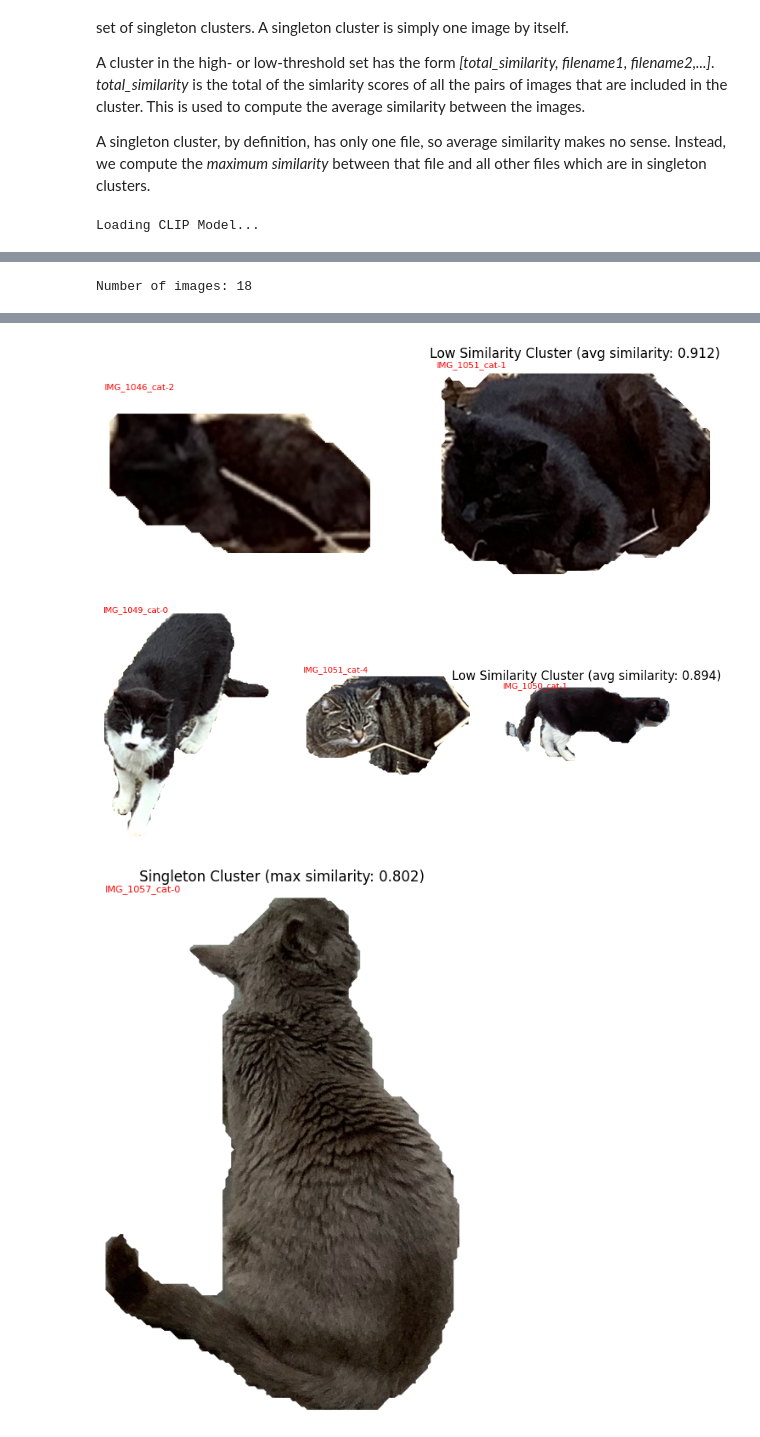
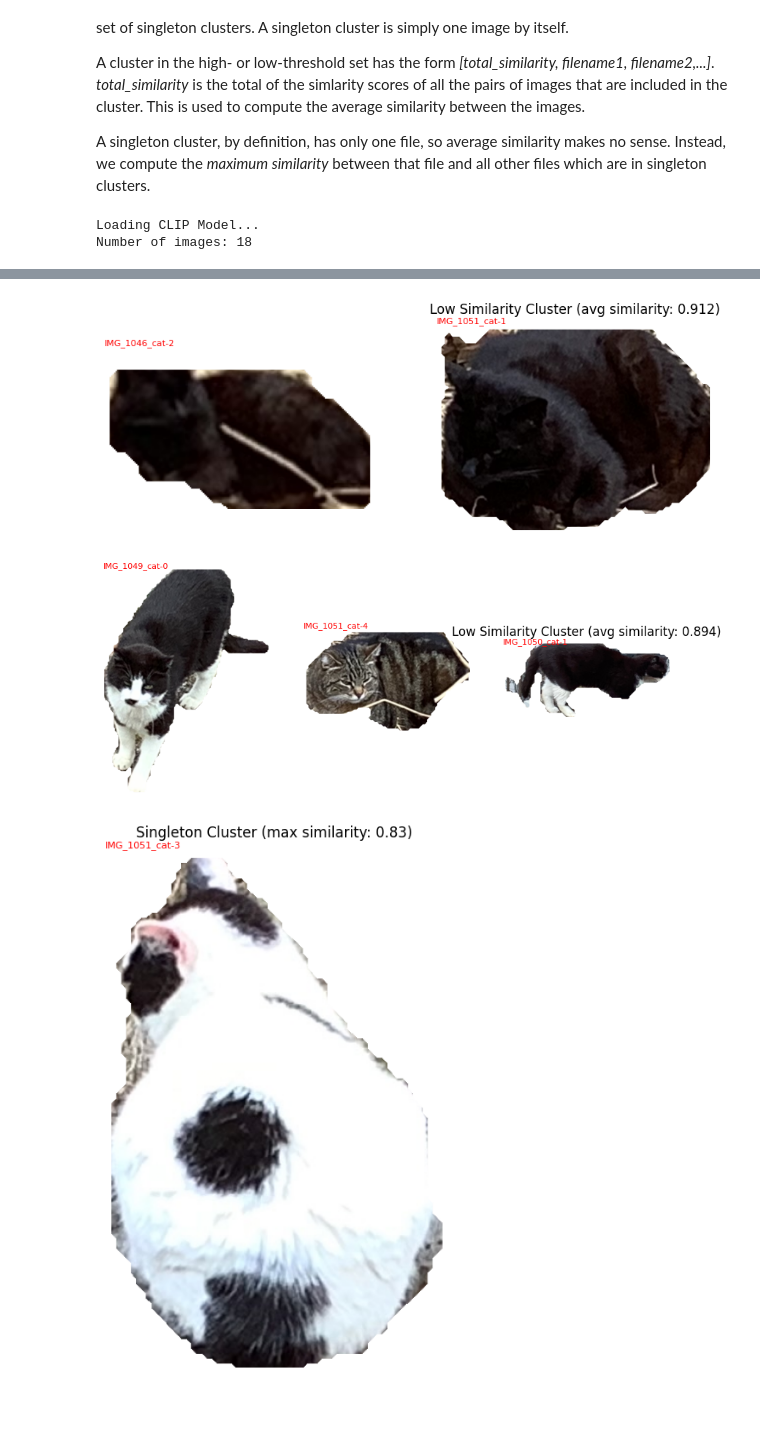
Before and after one commit to pcashman21/feral-cat-census, a Jupyter notebook: notebooks/yolo/cluster_segmented_images_using_cosine_similarity.ipynb, the cells around one changed output, grey strips where cells are left out. Cells and saved outputs as stored; diff of their text form; code cells hidden in the pictures; blank space fills up the shorter version.

```diff
--- a/notebooks/yolo/cluster_segmented_images_using_cosine_similarity.ipynb
+++ b/notebooks/yolo/cluster_segmented_images_using_cosine_similarity.ipynb
@@ -213,16 +228,12 @@ def show_cluster(cluster, cluster_type):
     plt.title('Unknown cluster type: {}'.format(cluster_type))
   plt.show()
 
-def show_singleton_cluster(cluster, cluster_type, singleton_similarities):
+def show_singleton_cluster(cluster):
   """
   This function displays a singleton cluster.
 
   Args:
       cluster: The cluster to display.
-      cluster_type: 'singleton'
-      singleton_similarities: The similarities of the singleton clusters.  A dict of the form {target_id_short: similarity_dict}.
-        The similarity_dict is a dict of the form {singleton_id_short: similarity}.  The similarity is None if the singleton_id_short is
-        the same as the target_id_short.
 
   Returns:
       None.
@@ -238,8 +249,7 @@ def show_singleton_cluster(cluster, cluster_type, singleton_similarities):
     y_pos = 0.8  # Adjust for vertical placement (0 to 1)
     ax.text(x_pos, y_pos, text_to_display, ha='left', va='center', fontsize=8, color='red')  # Customize font and color
     plt.axis('off')
-  _, max_similarity = find_max(singleton_similarities[get_short_id(cluster[1])])
-  plt.title('Singleton Cluster (max similarity: ' + str(round(max_similarity, 3)) + ')')
+  plt.title('Singleton Cluster (max similarity: ' + str(round(cluster[0], 3)) + ')')
   plt.show()
 
 def normalize_scores(scores, processed_images):
@@ -612,13 +622,20 @@ print('Number of low threshold clusters: {}'.format(len(low_threshold_clusters))
 print('Number of singleton clusters: {}'.format(len(singleton_clusters)))
 
 keys = [single[1] for single in singleton_clusters]
-similarities_for_singletons = {get_short_id(key): {get_short_id(other_key): get_similarity(similarities_with_filenames, keys[0], other_key) for other_key in keys} for key in keys}
+similarities_for_singletons = {get_short_id(key): {get_short_id(other_key): get_similarity(similarities_with_filenames, key, other_key) for other_key in keys} for key in keys}
+for singleton in singleton_clusters:
+  _, singleton[0] = find_max(similarities_for_singletons[get_short_id(singleton[1])])
+
+# =================
+# SHOW CLUSTERS
+# =================
 
 for cluster in sorted(high_threshold_clusters, key = lambda cluster: cluster[0] / (len(cluster) - 2), reverse=True):
   show_cluster(cluster, 'high')
 for cluster in sorted(low_threshold_clusters, key = lambda cluster: cluster[0] / (len(cluster) - 2), reverse=True):
   show_cluster(cluster, 'low')
 for cluster in sorted(singleton_clusters, reverse=True):
-  show_singleton_cluster(cluster, 'singleton', similarities_for_singletons)
+  show_singleton_cluster(cluster)
 # %% [output]
 Loading CLIP Model...
+Number of images: 18
@@ -630 +651,0 @@ Please note that authentication is recommended but still optional to access publ
-Number of images: 18
@@ -641,6 +652,6 @@ Number of singleton clusters: 5
 [figure]
 [figure]
 [figure]
 [figure]
 [figure]
-[figure, old version]
+[figure, new version]
```
Also changed, not shown: parts of 11 cells of this notebook.
